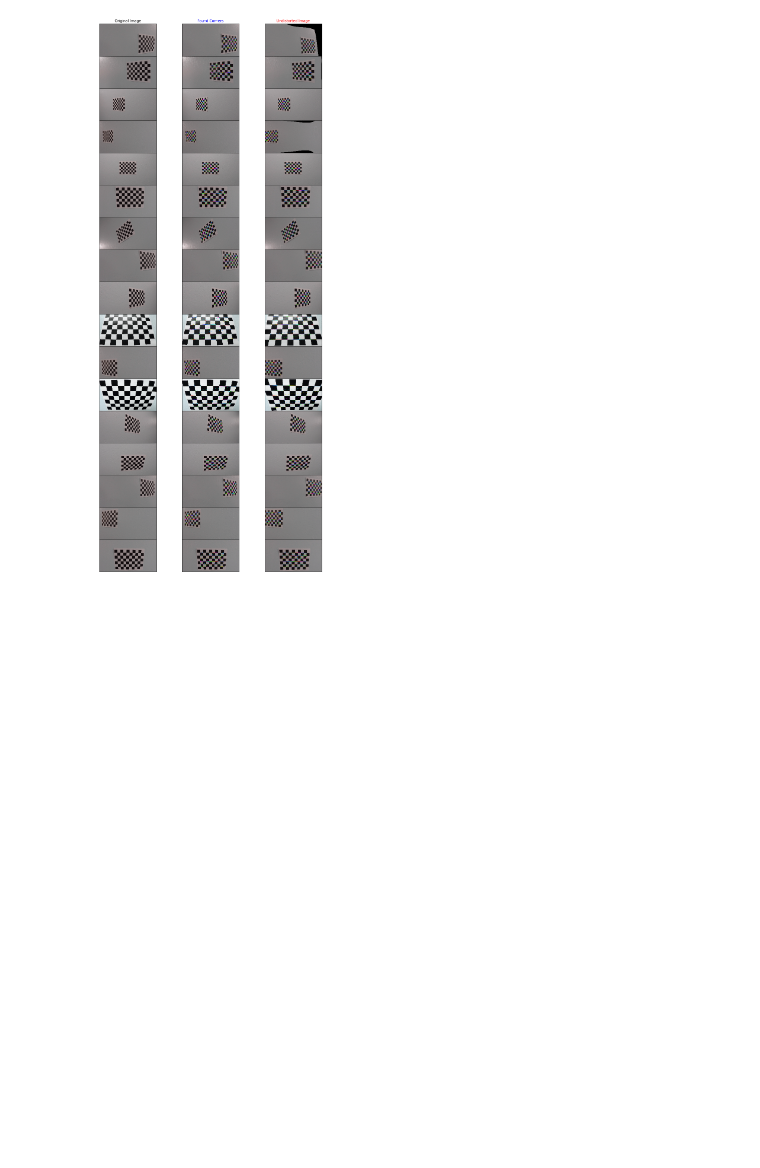
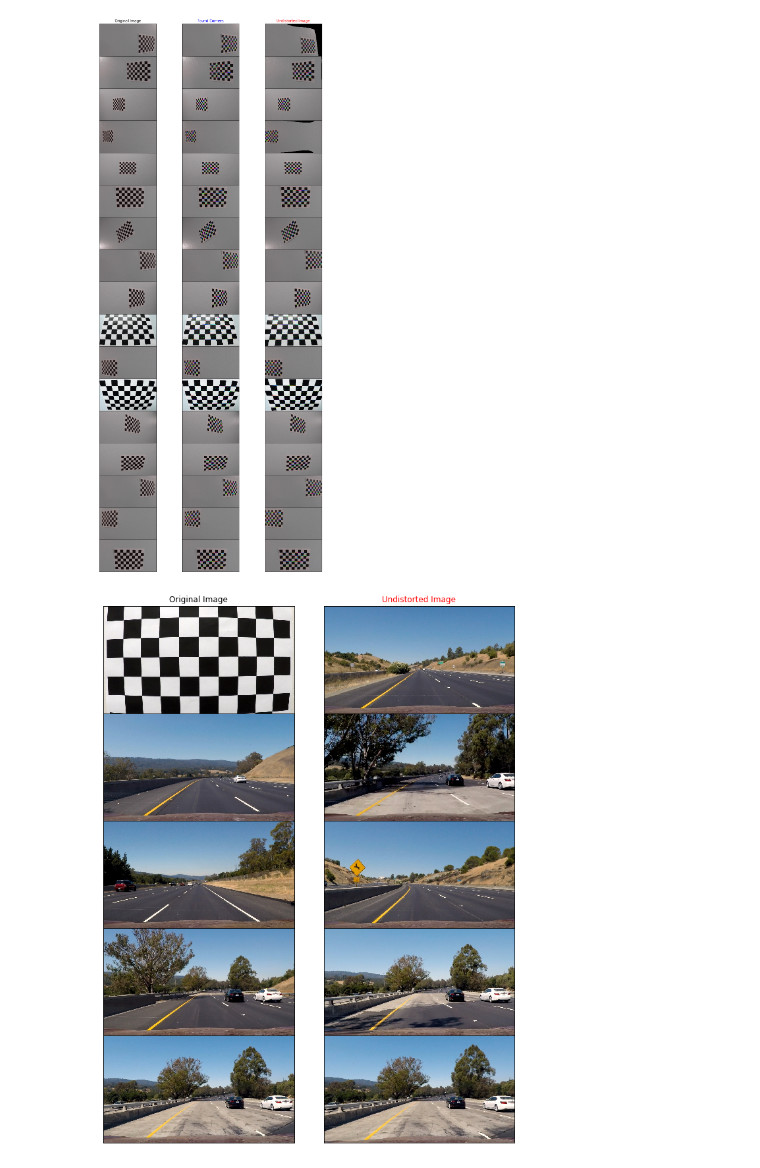
Before and after one commit to vyasparthm/AutonomousDriving, a Jupyter notebook: P2_AdvancedLaneFinding/P2-Advanced-Lane-Finding.ipynb, the cells around one changed output. Drawn from its saved outputs; the diff is of its cells as text; code cells hidden in the pictures; blank space fills up the shorter version.

Commit message:
Added Undistort function

```diff
--- a/P2_AdvancedLaneFinding/P2-Advanced-Lane-Finding.ipynb
+++ b/P2_AdvancedLaneFinding/P2-Advanced-Lane-Finding.ipynb
@@ -124,3 +125,50 @@ for idx, fname in enumerate(images):
 plt.show()
 # %% [output]
 [figure]
+# %%
+def undistort(img):
+    return cv2.undistort(img, mtx, dist, None, mtx)
+
+# Make a list of test images
+#filepath = "test_images"
+images = os.listdir('test_images')
+#print(images[1])
+# Setup plot
+fig = plt.figure(figsize=(12, len(images)*3))
+w_ratios = [1 for n in range(2)]
+h_ratios = [1 for n in range(len(images))]
+grid = gridspec.GridSpec(len(images), 2, wspace=0.0, hspace=0.0, width_ratios=w_ratios, height_ratios=h_ratios)
+i = 0
+
+# loop through and display test images and undististort them
+for i, fname in enumerate(images):
+    #print('test_images/'+fname)
+    img = cv2.imread(filepath+'/'+fname)
+    img = cv2.cvtColor(img, cv2.COLOR_BGR2RGB)
+    img_size = (img.shape[1], img.shape[0])
+
+    # process image
+    img2 = undistort(img)
+
+    # next image
+    ax = plt.Subplot(fig, grid[i])
+    ax.imshow(img)
+    if i==0:
+        ax.set_title('Original Image')
+    ax.set_xticks([])
+    ax.set_yticks([])
+    fig.add_subplot(ax)
+    i += 1
+    ax = plt.Subplot(fig, grid[i])
+    ax.imshow(img2)
+    if i==1:
+        ax.set_title('Undistorted Image', color = 'r')
+    ax.set_xticks([])
+    ax.set_yticks([])
+    fig.add_subplot(ax)
+    i += 1
+    plt.imsave('./output_images/Undistorted/'+fname,img2)
+
+plt.show()
+# %% [output]
+[figure, added]
```
Also changed, not shown: parts of 2 cells of this notebook, 10 other files.
